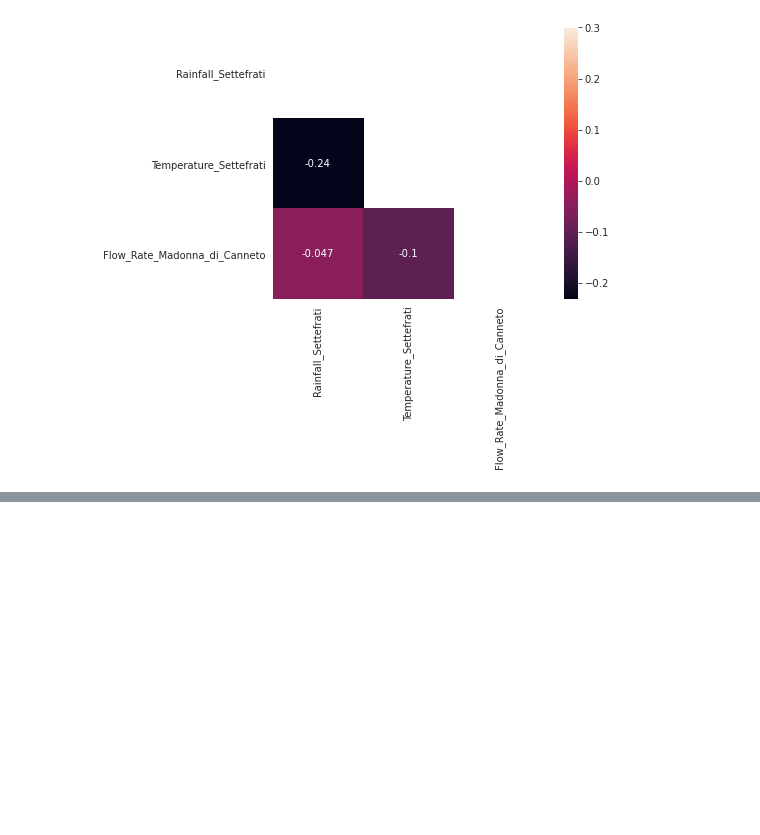
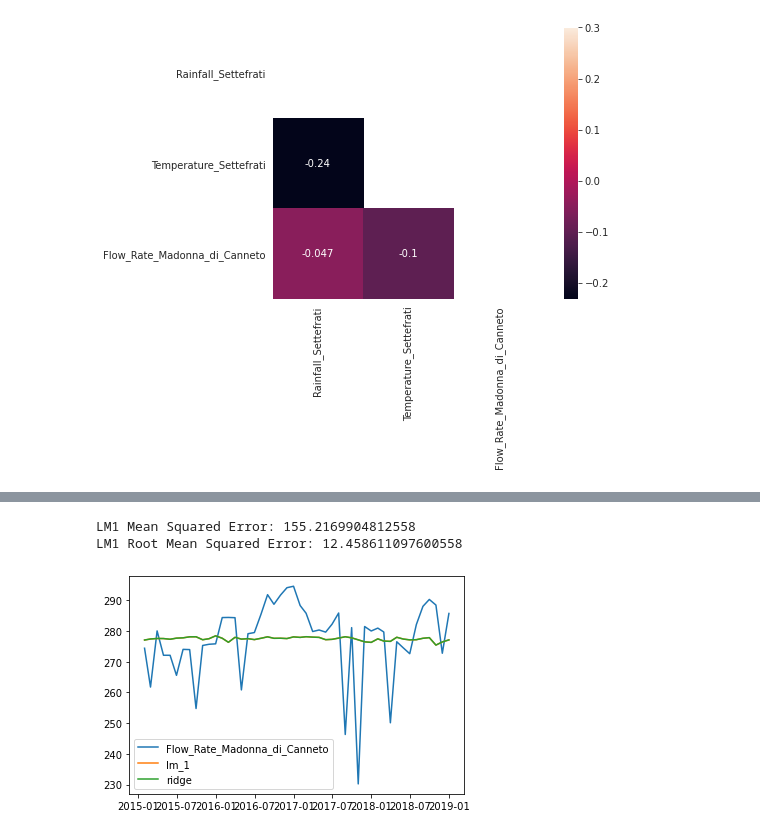
Before and after one commit to datastraine/kaggle, a Jupyter notebook: AceaSmart_Water_Analytics/acea-comp-explore.ipynb, the cells around one changed output, grey strips where cells are left out. Cells and saved outputs as stored; diff of their text form; code cells hidden in the pictures; blank space fills up the shorter version.

```diff
--- a/AceaSmart_Water_Analytics/acea-comp-explore.ipynb
+++ b/AceaSmart_Water_Analytics/acea-comp-explore.ipynb
@@ -978,0 +1067,20 @@ There is a very slight corralation between rain fall and flow rate. There is doe
+# %%
+ridge = Ridge()
+ridge.fit(X_train, y_train.Flow_Rate_Madonna_di_Canneto)
+y_hat = ridge.predict(X_train)
+
+y_train['ridge'] = y_hat
+
+ridge_mse = mean_squared_error(y_train.Flow_Rate_Madonna_di_Canneto, y_hat)
+ridge_rmse = mean_squared_error(y_train.Flow_Rate_Madonna_di_Canneto, y_hat)**(1/2)
+
+print('LM1 Mean Squared Error:', (ridge_mse))
+print('LM1 Root Mean Squared Error:', (ridge_rmse))
+
+for col in y_train.columns:
+    plt.plot(y_train[col], label=col)
+    plt.legend()
+# %% [output]
+LM1 Mean Squared Error: 155.2169904812558
+LM1 Root Mean Squared Error: 12.458611097600558
+[figure, added]
```
Also changed, not shown: parts of 5 cells of this notebook.
